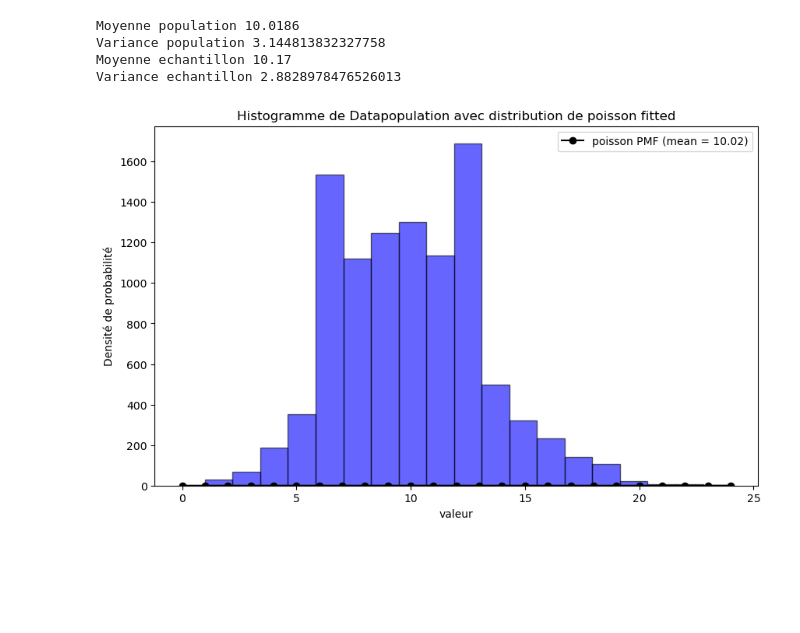
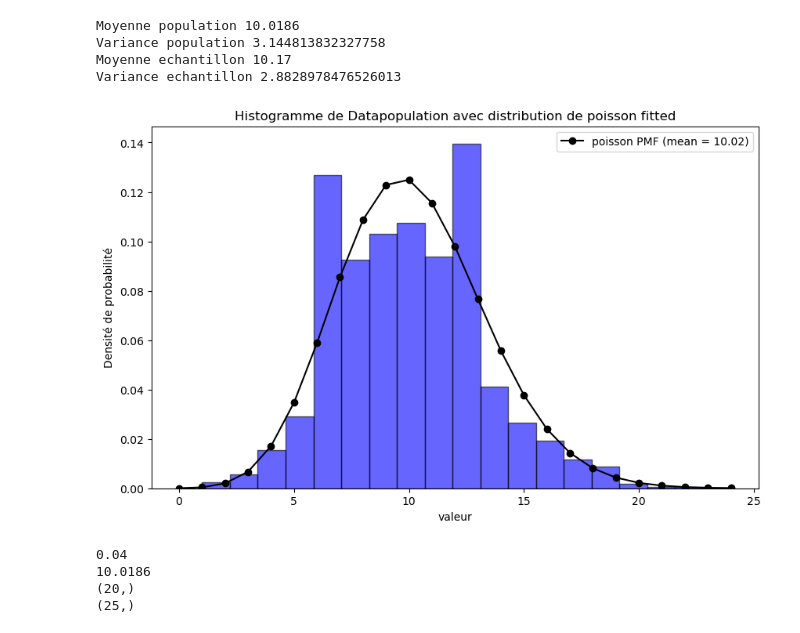
Before and after one commit to MathisSL/StatsData_Training, a Jupyter notebook: s.ipynb, the cells around one changed output. Cells and saved outputs as stored; diff of their text form; code cells hidden in the pictures; blank space fills up the shorter version.

```diff
--- a/s.ipynb
+++ b/s.ipynb
@@ -34,21 +34,33 @@ Variance echantillon 2.8828978476526013
 # %%
 from scipy.stats import poisson
 
 #Hist de datapop
 plt.figure(figsize=(10,6))
-counts, bins, _ = plt.hist(DataPopulation, bins=19, color='blue', edgecolor='black', alpha=0.6)
+counts, bins, _ = plt.hist(DataPopulation, bins=19, color='blue', edgecolor='black', alpha=0.6, density=True)
 
 # Distribution de Poisson qui fit au mieux la moyenne des échantillons
 x = np.arange(0, bins[-1]+1)
 pmf_values = poisson.pmf(x, mu= mean_sample)
 plt.plot(x, pmf_values, 'k-', marker='o', label = f"poisson PMF (mean = {mean_population:.2f})")
 
 #labels
 plt.xlabel('valeur')
 plt.ylabel('Densité de probabilité')
 plt.title('Histogramme de Datapopulation avec distribution de poisson fitted')
 
 plt.legend()
 plt.show()
 # %% [output]
-[figure, old version]
+[figure, new version]
+# %%
+# Debug -> J'avais pas mis density = True dans plt.hist
+print(f"{np.mean(pmf_values):.2f}")
+print(np.mean(DataPopulation))
+
+print(bins.shape)
+print(x.shape)
+# %% [output]
+0.04
+10.0186
+(20,)
+(25,)
```
Also changed, not shown: parts of 3 cells of this notebook.
